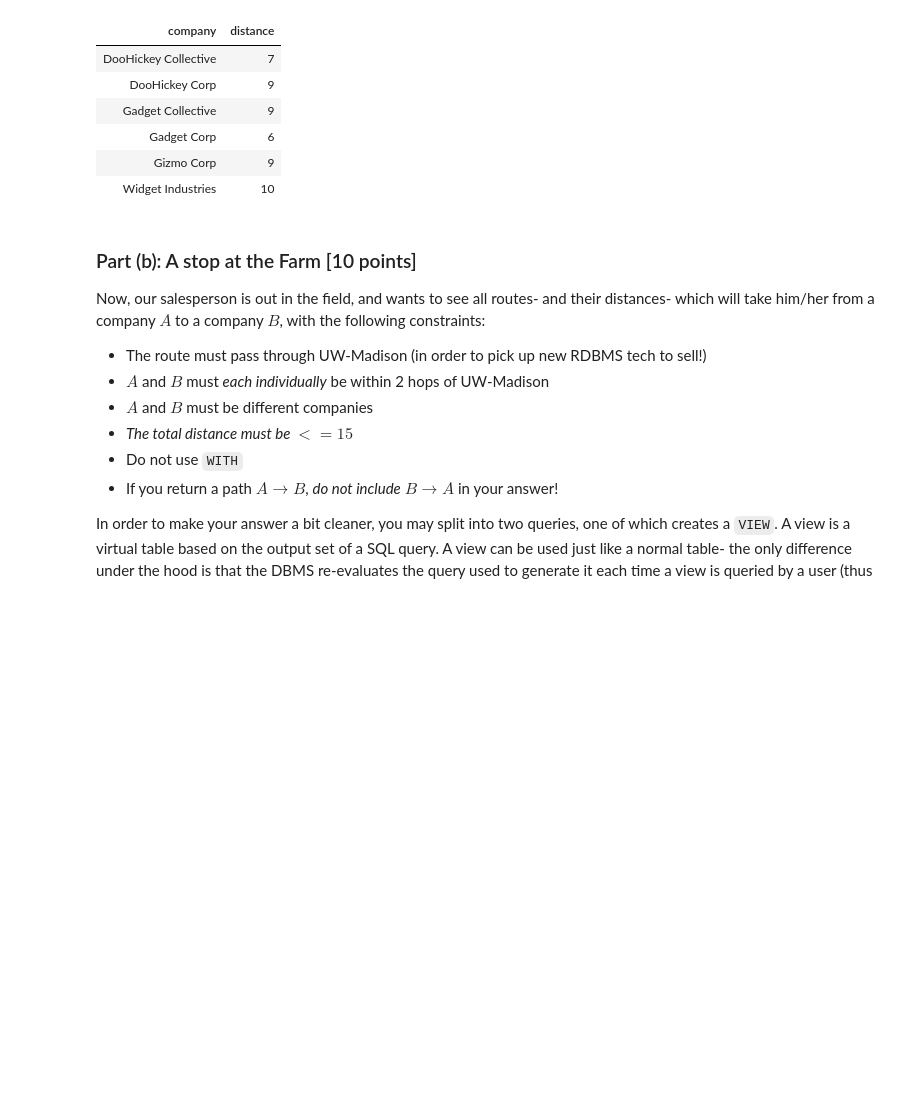
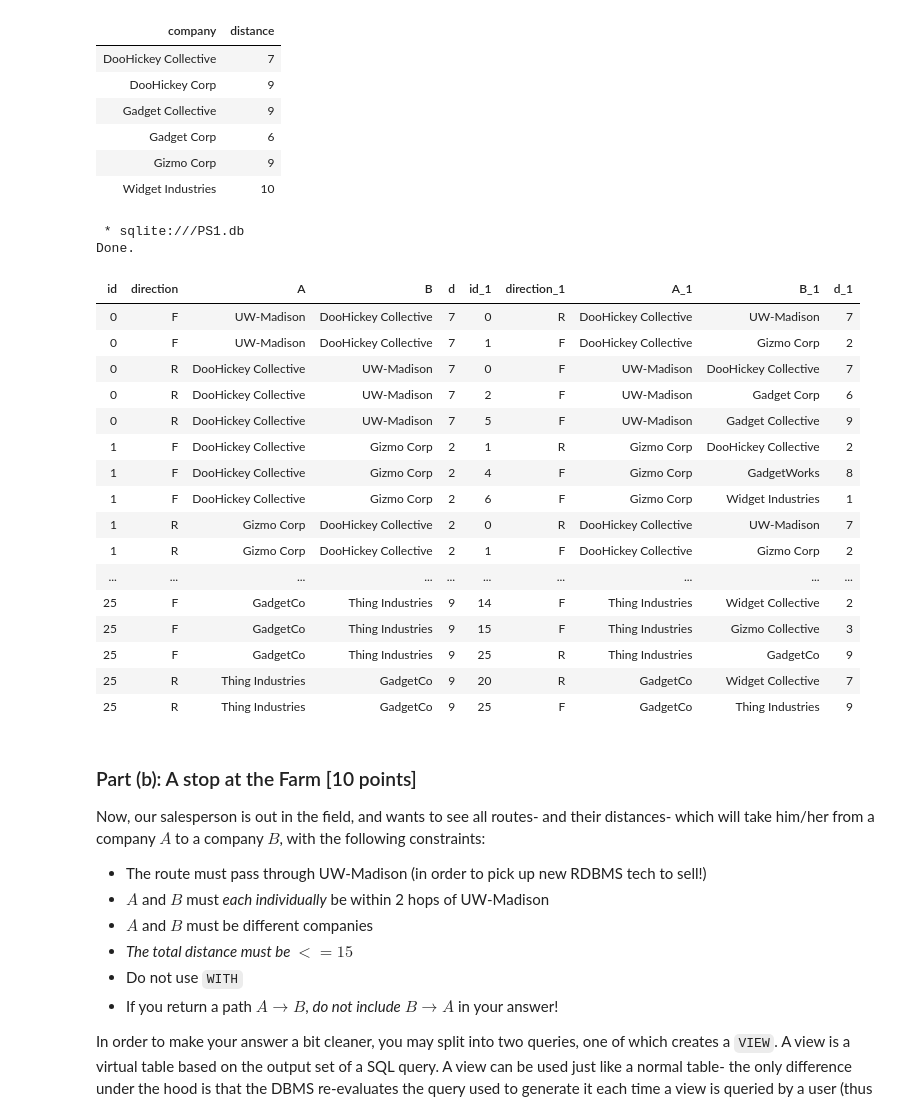
Before and after one commit to AaronMelcher/CS564, a Jupyter notebook: Homework/SQL/hw1.ipynb, the cells around one changed output. Saved outputs shown, nothing was run; the diff lists cells and outputs as text; code cells hidden in the pictures; blank space fills up the shorter version.

```diff
--- a/Homework/SQL/hw1.ipynb
+++ b/Homework/SQL/hw1.ipynb
@@ -391,6 +394,31 @@ Done.
 | Gadget Corp | 6 |
 | Gizmo Corp | 9 |
 | Widget Industries | 10 |
+# %%
+%%sql
+select *
+from streets a join streets b
+on a.B = b.A
+# %% [output]
+ * sqlite:///PS1.db
+Done.
+| id | direction | A | B | d | id_1 | direction_1 | A_1 | B_1 | d_1 |
+| 0 | F | UW-Madison | DooHickey Collective | 7 | 0 | R | DooHickey Collective | UW-Madison | 7 |
+| 0 | F | UW-Madison | DooHickey Collective | 7 | 1 | F | DooHickey Collective | Gizmo Corp | 2 |
+| 0 | R | DooHickey Collective | UW-Madison | 7 | 0 | F | UW-Madison | DooHickey Collective | 7 |
+| 0 | R | DooHickey Collective | UW-Madison | 7 | 2 | F | UW-Madison | Gadget Corp | 6 |
+| 0 | R | DooHickey Collective | UW-Madison | 7 | 5 | F | UW-Madison | Gadget Collective | 9 |
+| 1 | F | DooHickey Collective | Gizmo Corp | 2 | 1 | R | Gizmo Corp | DooHickey Collective | 2 |
+| 1 | F | DooHickey Collective | Gizmo Corp | 2 | 4 | F | Gizmo Corp | GadgetWorks | 8 |
+| 1 | F | DooHickey Collective | Gizmo Corp | 2 | 6 | F | Gizmo Corp | Widget Industries | 1 |
+| 1 | R | Gizmo Corp | DooHickey Collective | 2 | 0 | R | DooHickey Collective | UW-Madison | 7 |
+| 1 | R | Gizmo Corp | DooHickey Collective | 2 | 1 | F | DooHickey Collective | Gizmo Corp | 2 |
+| ... | ... | ... | ... | ... | ... | ... | ... | ... | ... |
+| 25 | F | GadgetCo | Thing Industries | 9 | 14 | F | Thing Industries | Widget Collective | 2 |
+| 25 | F | GadgetCo | Thing Industries | 9 | 15 | F | Thing Industries | Gizmo Collective | 3 |
+| 25 | F | GadgetCo | Thing Industries | 9 | 25 | R | Thing Industries | GadgetCo | 9 |
+| 25 | R | Thing Industries | GadgetCo | 9 | 20 | R | GadgetCo | Widget Collective | 7 |
+| 25 | R | Thing Industries | GadgetCo | 9 | 25 | F | GadgetCo | Thing Industries | 9 |
 # %% [markdown]
 ### Part (b): A stop at the Farm [10 points]
 
```
Also changed, not shown: parts of 4 cells of this notebook, 5 other files.
